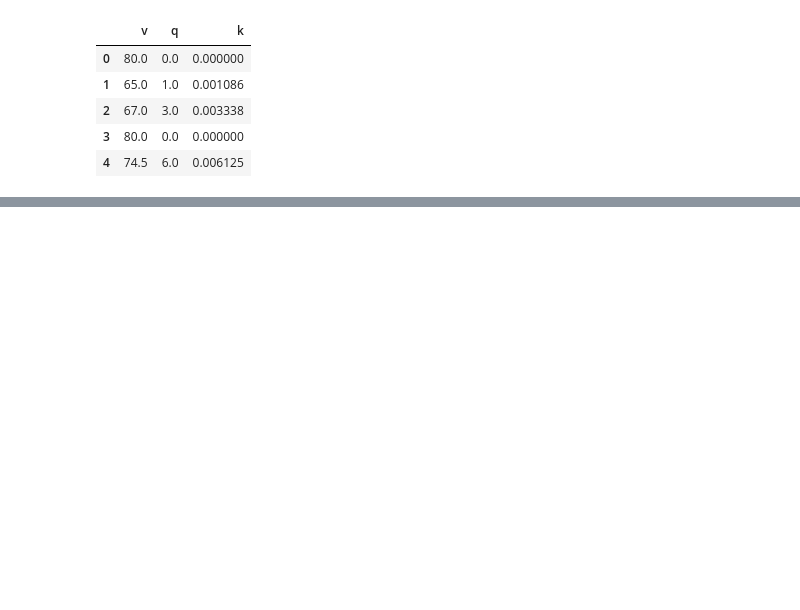
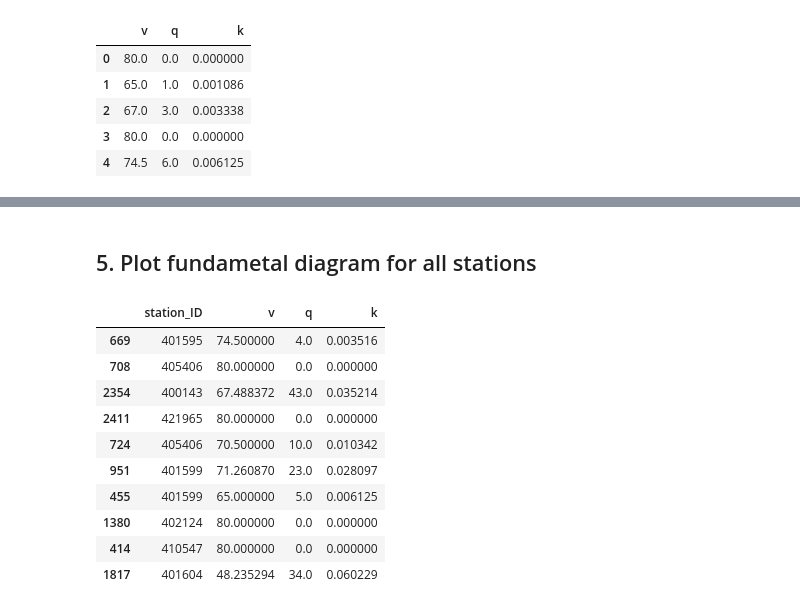
Before and after one commit to jingxuehan0707/ce593, a Jupyter notebook: project_task_03.ipynb, the cells around one changed output, grey strips where cells are left out. Saved outputs shown, nothing was run; the diff lists cells and outputs as text; code cells hidden in the pictures; blank space fills up the shorter version.

```diff
--- a/project_task_03.ipynb
+++ b/project_task_03.ipynb
@@ -126,0 +128,27 @@ plt.show()
+# %% [markdown]
+## 5. Plot fundametal diagram for all stations
+# %%
+for n, station in enumerate(stations):
+
+    station_speed = speed_contour[station].values
+    station_volume = volume_contour[station].values
+    station_density = density_contour[station].values
+
+    if n == 0:
+        station_df = pd.DataFrame({'station_ID': station, 'v': station_speed, 'q': station_volume, 'k': station_density})
+    else:
+        station_df = pd.concat([station_df, pd.DataFrame({'station_ID': station, 'v': station_speed, 'q': station_volume, 'k': station_density})])
+
+station_df.sample(10)
+# %% [output]
+|  | station_ID | v | q | k |
+| 669 | 401595 | 74.500000 | 4.0 | 0.003516 |
+| 708 | 405406 | 80.000000 | 0.0 | 0.000000 |
+| 2354 | 400143 | 67.488372 | 43.0 | 0.035214 |
+| 2411 | 421965 | 80.000000 | 0.0 | 0.000000 |
+| 724 | 405406 | 70.500000 | 10.0 | 0.010342 |
+| 951 | 401599 | 71.260870 | 23.0 | 0.028097 |
+| 455 | 401599 | 65.000000 | 5.0 | 0.006125 |
+| 1380 | 402124 | 80.000000 | 0.0 | 0.000000 |
+| 414 | 410547 | 80.000000 | 0.0 | 0.000000 |
+| 1817 | 401604 | 48.235294 | 34.0 | 0.060229 |
```
Also changed, not shown: parts of 5 cells of this notebook.
